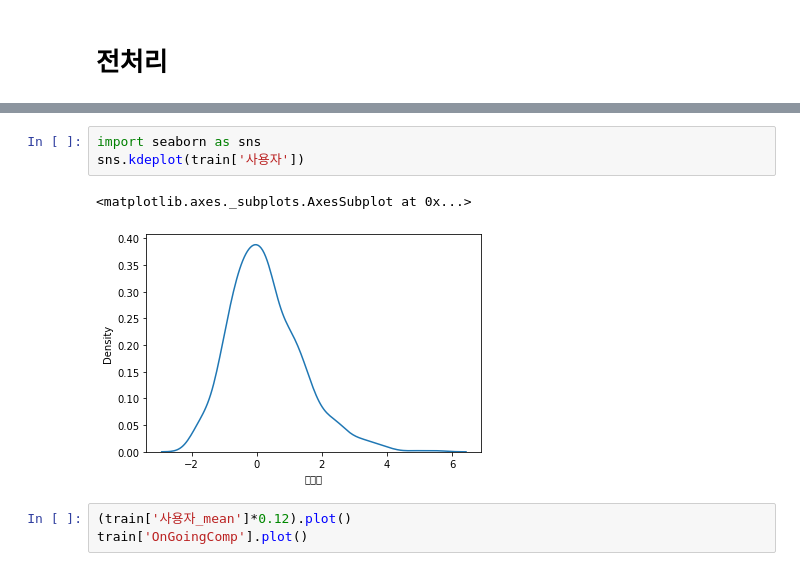
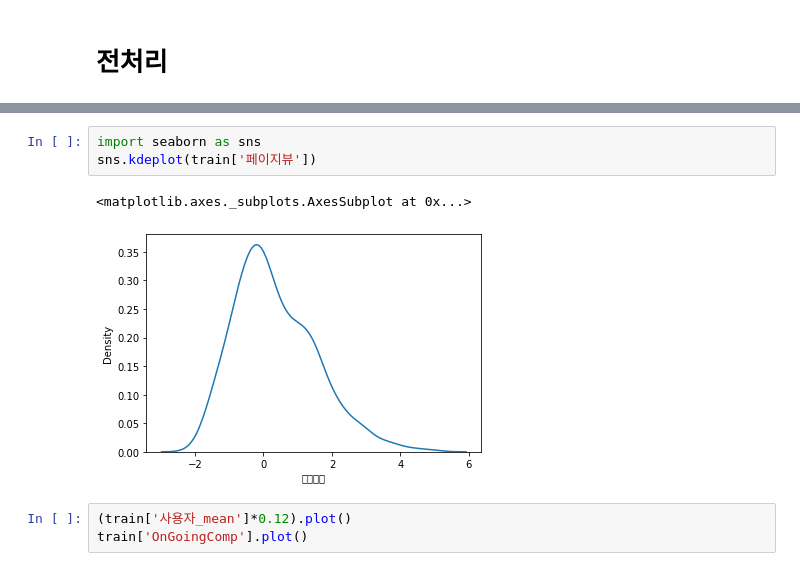
Before and after one commit to 100jy/dacon_ts_forecasting, a Jupyter notebook: Normalized.ipynb, the cells around one changed output, grey strips where cells are left out. Drawn from its saved outputs; the diff is of its cells as text.

```diff
--- a/Normalized.ipynb
+++ b/Normalized.ipynb
@@ -146,9 +151,9 @@ train
 # %%
 import seaborn as sns
-sns.kdeplot(train['사용자'])
+sns.kdeplot(train['페이지뷰'])
 # %% [output]
 <matplotlib.axes._subplots.AxesSubplot at 0x...>
-[figure, old version]
+[figure, new version]
 # %%
 (train['사용자_mean']*0.12).plot()
 train['OnGoingComp'].plot()
```
Also changed, not shown: parts of 17 cells of this notebook.
